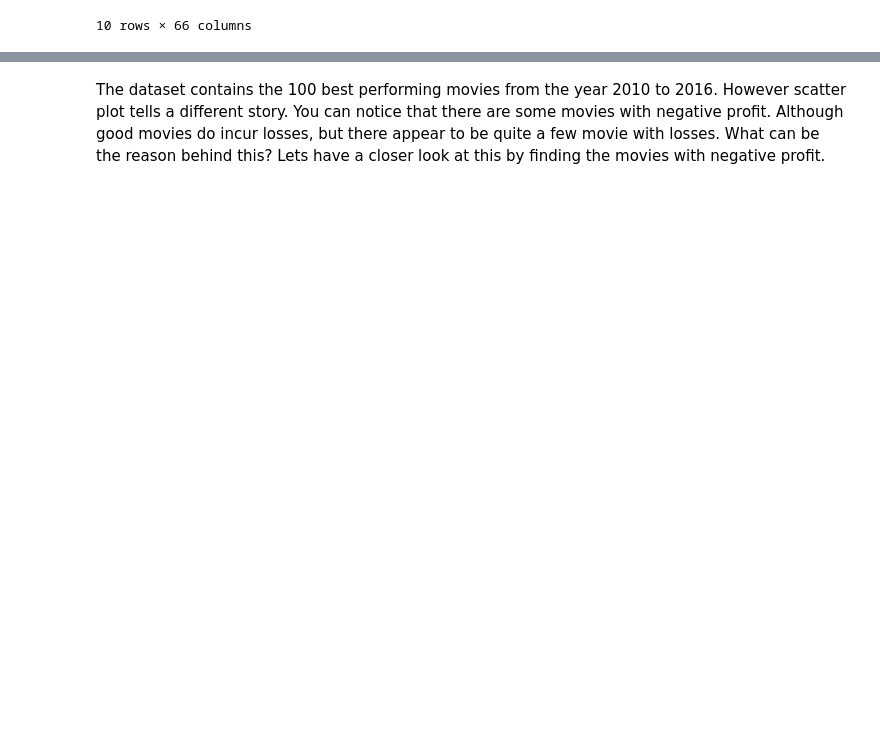
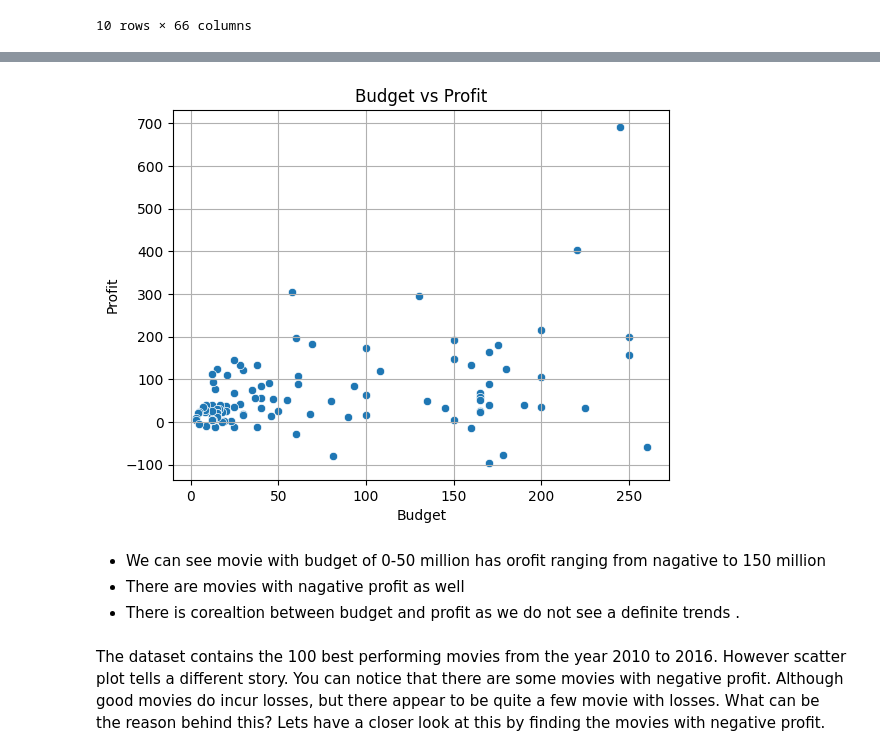
Before and after one commit to Rajesh2015/Logicmojo-AI-ML-Sept25-radash, a Jupyter notebook: EDA/IMDb+Movie+Assignment.ipynb, the cells around one changed output, grey strips where cells are left out. Saved outputs shown, nothing was run; the diff lists cells and outputs as text; code cells hidden in the pictures; blank space fills up the shorter version.

```diff
--- a/EDA/IMDb+Movie+Assignment.ipynb
+++ b/EDA/IMDb+Movie+Assignment.ipynb
@@ -192,6 +192,14 @@ movie_df[numeric_cols[48:len(numeric_cols)]].describe()
 # %%
 def convert_to_million(df:pd.DataFrame,column_to_convert:str,new_name:str):
   df[new_name]=df[column_to_convert] / 1_000_000
+# %%
+def draw_scatter(data,x,y,title,xlabel,ylabel,palette='pastel'):
+  sns.scatterplot(data=data,x=x,y=y,palette=palette)
+  plt.title(title)
+  plt.xlabel(xlabel)
+  plt.ylabel(ylabel)
+  plt.grid(True)
+  return plt
 # %% [markdown]
 ## Task 2: Data Analysis
 
@@ -255,3 +275,13 @@ top10
+# %%
+#Plot profit vs budget
+plt=draw_scatter(movie_df2,movie_df2['budget (Million $)'],movie_df2['profit(Million)'],"Budget vs Profit","Budget","Profit")
+plt.show()
+# %% [output]
+[figure, added]
+# %% [markdown]
+- We can see movie with budget of 0-50 million has orofit ranging from nagative to 150 million
+- There are movies with nagative profit as well
+- There is corealtion between budget and profit as we do not see a definite trends .
 # %% [markdown]
 The dataset contains the 100 best performing movies from the year 2010 to 2016. However scatter plot tells a different story. You can notice that there are some movies with negative profit. Although good movies do incur losses, but there appear to be quite a few movie with losses. What can be the reason behind this? Lets have a closer look at this by finding the movies with negative profit.
 # %%
```
Also changed, not shown: parts of 5 cells of this notebook.
